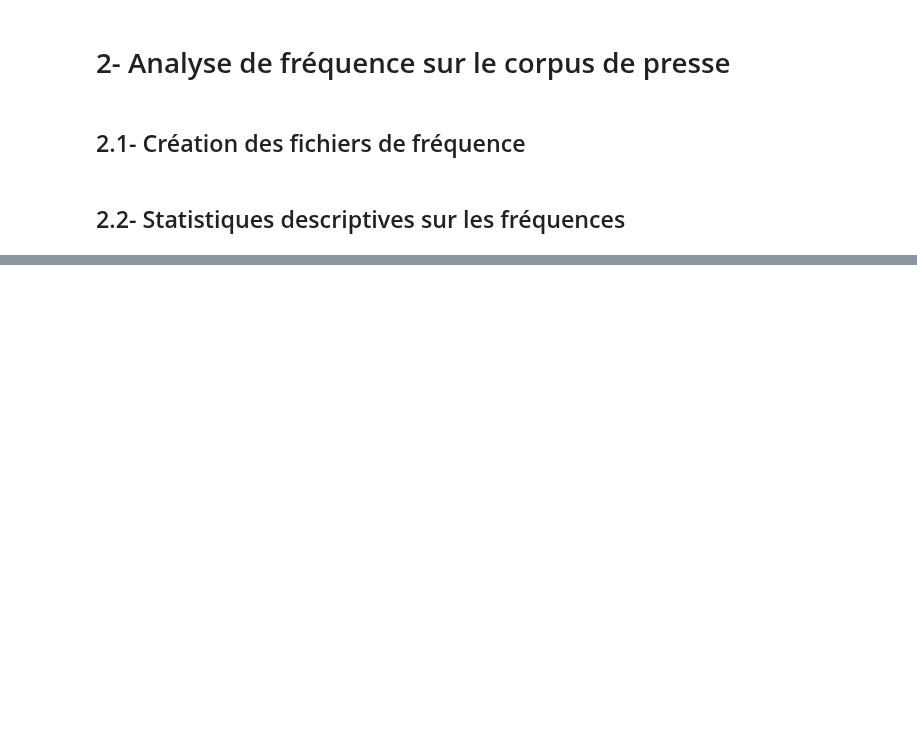
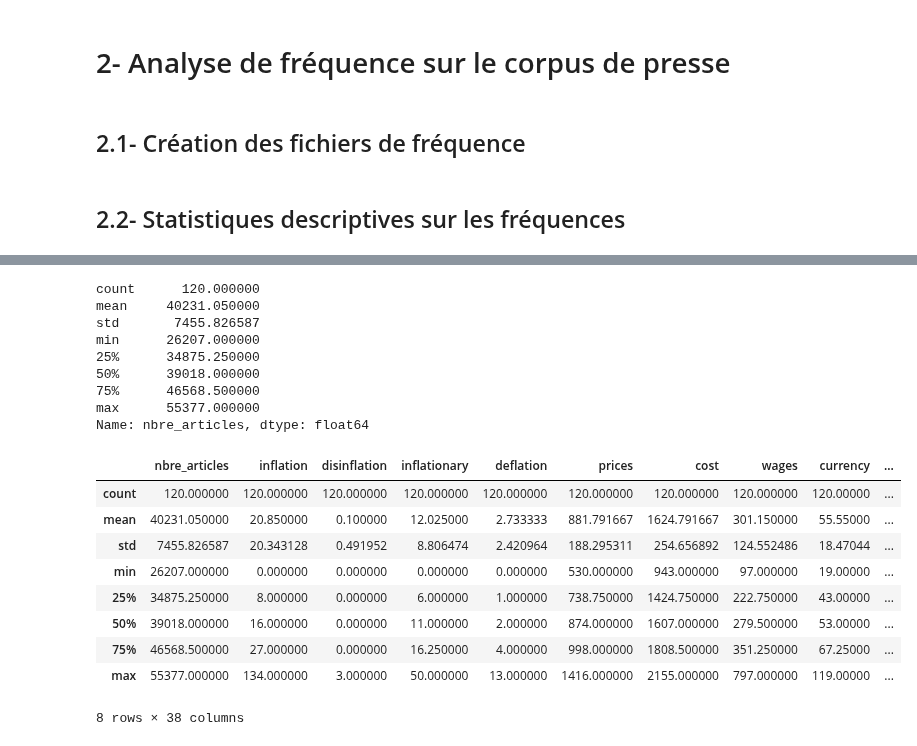
Before and after one commit to Rapamel/ProjetPythonDatascience, a Jupyter notebook: Main_Inflation.ipynb, the cells around one changed output, grey strips where cells are left out. Cells and saved outputs as stored; diff of their text form; code cells hidden in the pictures; blank space fills up the shorter version.

Commit message:
premiers essais de stats descriptives sur les données d'analyse de freq (40-49)

```diff
--- a/Main_Inflation.ipynb
+++ b/Main_Inflation.ipynb
@@ -479,6 +479,15 @@ graph.show(renderer="browser",config={"scrollZoom": True, "displayModeBar": True
 ## 2.2- Statistiques descriptives sur les fréquences
 # %%
 # Récupération des données: voir si adaptation une fois les emrges effectués
+dates=["1940_1949","1950_1959","1960_1963"]
 
-freq_40 = pd.read_csv("frequences_data_1940_1949.csv")
-freq_40.head()
+df = {}
+
+for date in dates:
+    url=(
+        "frequences_data_"
+        + f"{date}"
+        +".csv"
+    )
+
+    df[f"freq_{date}"] = pd.read_csv(url)
@@ -492,0 +526,24 @@ freq_40.head()
+# %%
+desc=df["freq_1940_1949"].describe()
+print(desc['nbre_articles'])
+desc
+# %% [output]
+count      120.000000
+mean     40231.050000
+std       7455.826587
+min      26207.000000
+25%      34875.250000
+50%      39018.000000
+75%      46568.500000
+max      55377.000000
+Name: nbre_articles, dtype: float64
+|  | nbre_articles | inflation | disinflation | inflationary | deflation | prices | cost | wages | currency | ... |
+| count | 120.000000 | 120.000000 | 120.000000 | 120.000000 | 120.000000 | 120.000000 | 120.000000 | 120.000000 | 120.00000 | ... |
+| mean | 40231.050000 | 20.850000 | 0.100000 | 12.025000 | 2.733333 | 881.791667 | 1624.791667 | 301.150000 | 55.55000 | ... |
+| std | 7455.826587 | 20.343128 | 0.491952 | 8.806474 | 2.420964 | 188.295311 | 254.656892 | 124.552486 | 18.47044 | ... |
+| min | 26207.000000 | 0.000000 | 0.000000 | 0.000000 | 0.000000 | 530.000000 | 943.000000 | 97.000000 | 19.00000 | ... |
+| 25% | 34875.250000 | 8.000000 | 0.000000 | 6.000000 | 1.000000 | 738.750000 | 1424.750000 | 222.750000 | 43.00000 | ... |
+| 50% | 39018.000000 | 16.000000 | 0.000000 | 11.000000 | 2.000000 | 874.000000 | 1607.000000 | 279.500000 | 53.00000 | ... |
+| 75% | 46568.500000 | 27.000000 | 0.000000 | 16.250000 | 4.000000 | 998.000000 | 1808.500000 | 351.250000 | 67.25000 | ... |
+| max | 55377.000000 | 134.000000 | 3.000000 | 50.000000 | 13.000000 | 1416.000000 | 2155.000000 | 797.000000 | 119.00000 | ... |
+8 rows × 38 columns
```
Also changed, not shown: parts of 12 cells of this notebook.
